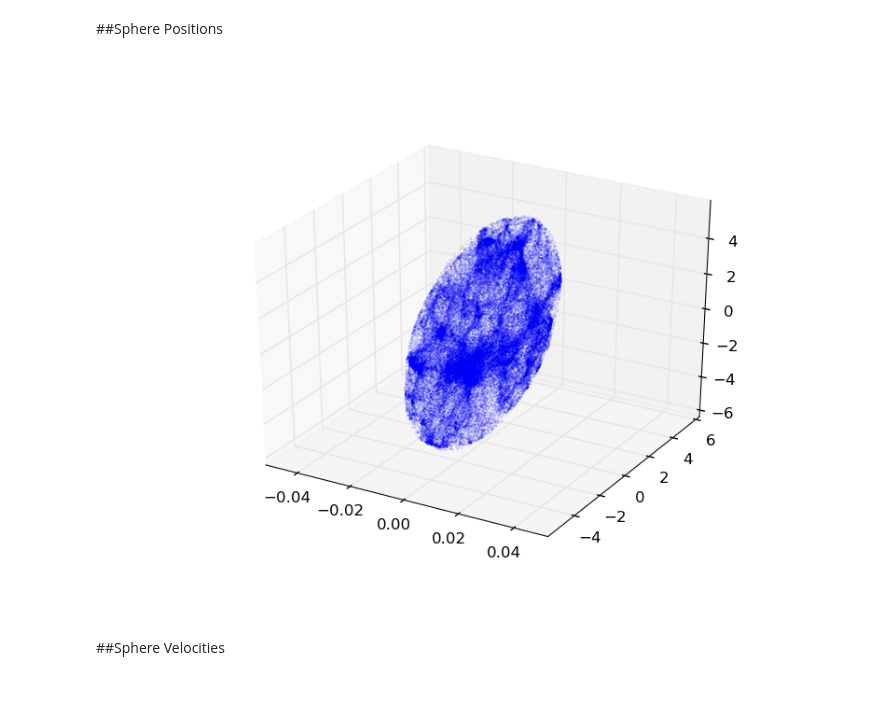
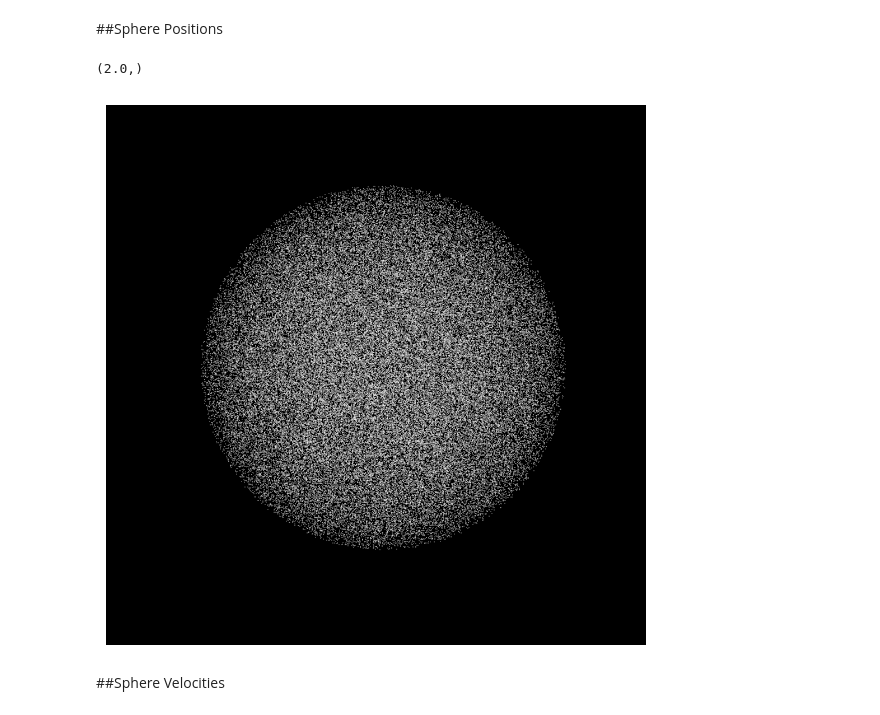
Before and after one commit to fizxmike/bonsai_phys241, a Jupyter notebook: Plummer.ipynb, the cells around one changed output. Cells and saved outputs as stored; diff of their text form; code cells hidden in the pictures.

Commit message:
plotting figs works now

```diff
--- a/Plummer.ipynb
+++ b/Plummer.ipynb
@@ -9,9 +14,15 @@ Loading Header (data/sphere_snap_mpi_00000.0000):Simulation Time: 0nTot: 100000,
 # %% [markdown]
 ##Sphere Positions
+# %%
+pos = snaps[0]['star'].pos #positions(vel = snaps[0]['star'].vel #velocities
+# %%
+snaps[1]['time']
+# %% [output]
+(2.0,)
 # %%
-fig = plt.figure()ax = fig.gca(projection='3d')ax.plot(pos[:,0],pos[:,1],pos[:,2],'.',markersize=.2)#ax.set_axis_off()plt.savefig('pos.png')Image(filename='pos.png')
+lim = .8fig = plt.figure(figsize=(10,10))ax = fig.gca(projection='3d')ax.plot(pos[:,0],pos[:,1],pos[:,2],'w.',markersize=.75)ax.set_xlim(-lim,lim)ax.set_ylim(-lim,lim)ax.set_zlim(-lim,lim)ax.set_axis_off()ax.set_axis_bgcolor('black')plt.tight_layout()plt.savefig('pos.png')Image(filename='pos.png')
 # %% [output]
-[figure, old version]
+[figure, new version]
 # %% [markdown]
 ##Sphere Velocities
 # %%
```
Also changed, not shown: parts of 6 cells of this notebook, 1 other file.
